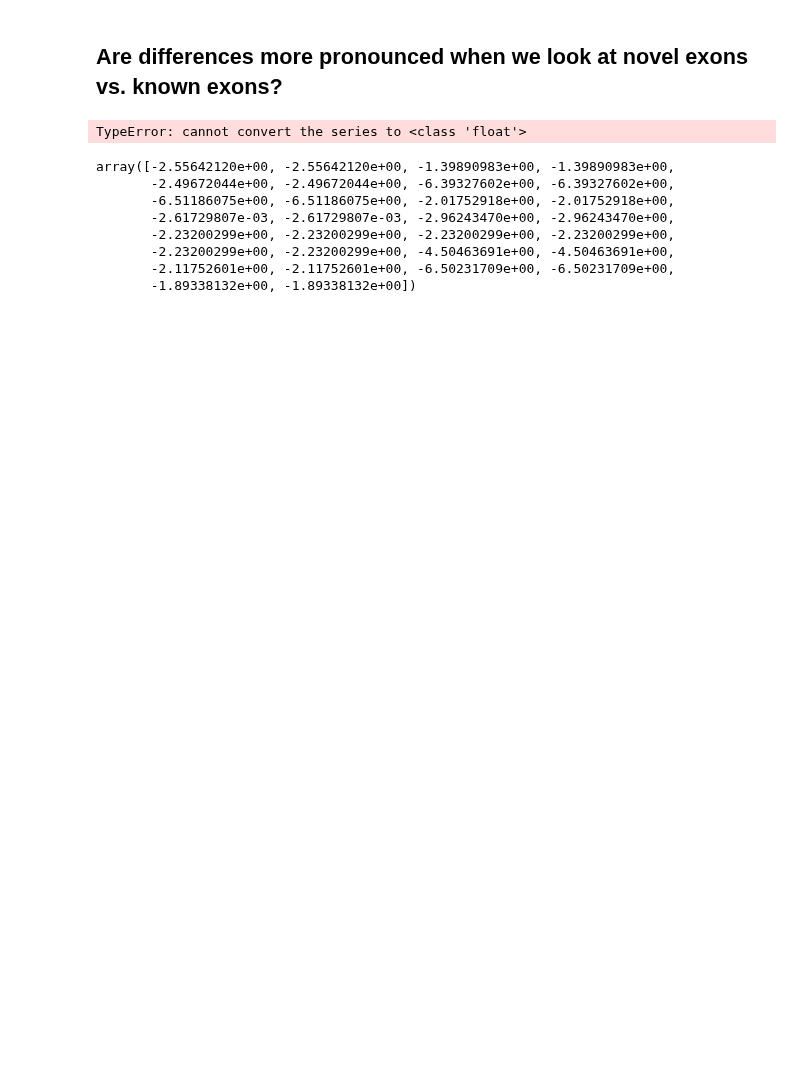
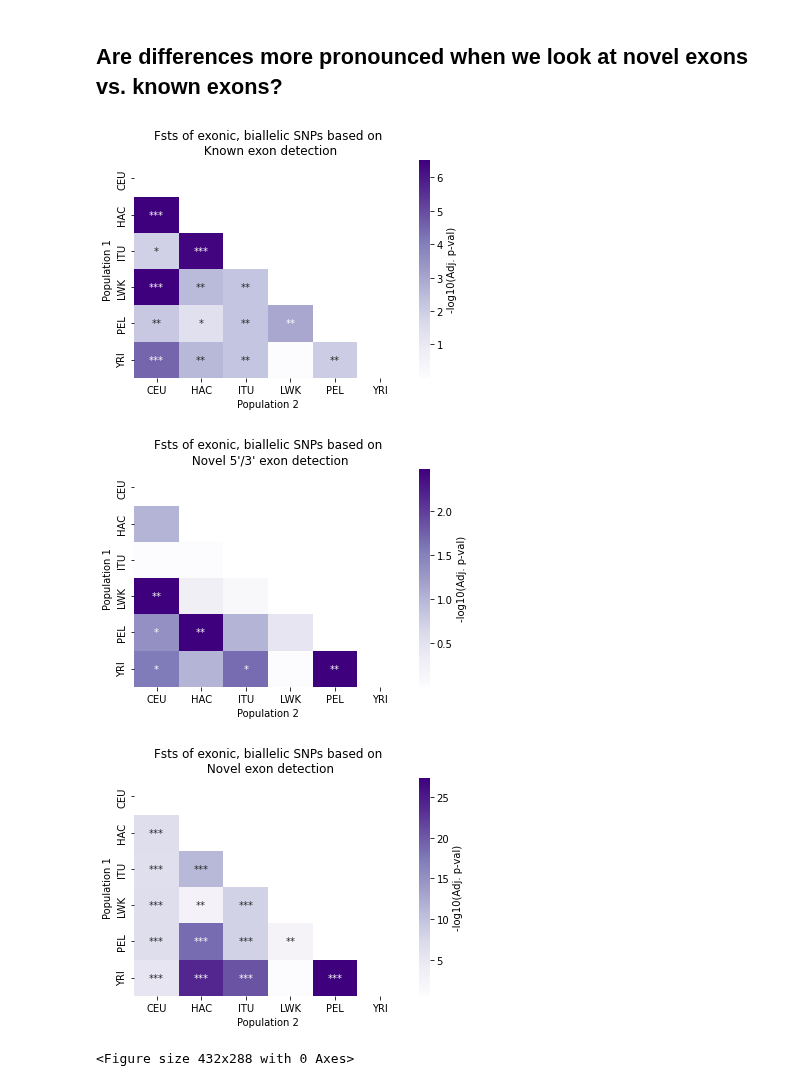
Before and after one commit to fairliereese/240903_pt, a Jupyter notebook: analysis/pop_div_snp_level_fsts.ipynb, the cells around one changed output. Saved outputs shown, nothing was run; the diff lists cells and outputs as text; code cells hidden in the pictures; blank space fills up the shorter version.

```diff
--- a/analysis/pop_div_snp_level_fsts.ipynb
+++ b/analysis/pop_div_snp_level_fsts.ipynb
@@ -250,61 +250,53 @@ for nov in df.novelty.unique():
     stat_df.loc[stat_df.adj_pval <= 0.01, 'sig_annot'] = '**'
     stat_df.loc[stat_df.adj_pval <= 0.001, 'sig_annot'] = '***'
 
-    # plotting heatmap w/ test statistic
-    # pivot x2 to get a stat and annot df to plot
-    stat_df1 = stat_df.pivot(index='pop1', columns='pop2', values='stat')
-    annot_df = stat_df.pivot(index='pop1', columns='pop2', values='sig_annot')
+#     # plotting heatmap w/ test statistic
+#     # pivot x2 to get a stat and annot df to plot
+#     stat_df1 = stat_df.pivot(index='pop1', columns='pop2', values='stat')
+#     annot_df = stat_df.pivot(index='pop1', columns='pop2', values='sig_annot')
 
 
-    # apply upper mask to both
-    # Mask the upper triangle
-    mask = np.triu(stat_df1)
+#     # apply upper mask to both
+#     # Mask the upper triangle
+#     mask = np.triu(stat_df1)
 
-    ax = sns.heatmap(stat_df1, cmap='Purples',
-                annot=annot_df,
-                fmt='',
-                mask=mask,
-                cbar_kws={'label': 'Mann-Whitney U\ntest statistic'})
+#     ax = sns.heatmap(stat_df1, cmap='Purples',
+#                 annot=annot_df,
+#                 fmt='',
+#                 mask=mask,
+#                 cbar_kws={'label': 'Mann-Whitney U\ntest statistic'})
 
-    # labels need them
-    ax.set(xlabel='Population 2',
-           ylabel='Population 1',
-           title=f'Fsts of exonic, biallelic SNPs based on\n {nov} exon detection')
-    plt.show()
-    plt.clf()
+#     # labels need them
+#     ax.set(xlabel='Population 2',
+#            ylabel='Population 1',
+#            title=f'Fsts of exonic, biallelic SNPs based on\n {nov} exon detection')
+#     plt.show()
+#     plt.clf()
 
     # plotting heatmap w/ adj. pval
     # pivot x2 to get a stat and annot df to plot
     stat_df1 = stat_df.pivot(index='pop1', columns='pop2', values='-log10(adj_pval)')
     annot_df = stat_df.pivot(index='pop1', columns='pop2', values='sig_annot')
 
 
     # apply upper mask to both
     # Mask the upper triangle
     mask = np.triu(stat_df1)
 
     ax = sns.heatmap(stat_df1, cmap='Purples',
                 annot=annot_df,
                 fmt='',
                 mask=mask,
                 cbar_kws={'label': '-log10(Adj. p-val)'})
 
     # labels need them
     ax.set(xlabel='Population 2',
            ylabel='Population 1',
            title=f'Fsts of exonic, biallelic SNPs based on\n {nov} exon detection')
     plt.show()
     plt.clf()
 # %% [output]
+[figure, added]
+[figure, added]
+[figure, added]
-TypeError: cannot convert the series to <class 'float'>
+<Figure size 432x288 with 0 Axes>
-# %%
-np.log10(stat_df.adj_pval.tolist())
-# %% [output]
-array([-2.55642120e+00, -2.55642120e+00, -1.39890983e+00, -1.39890983e+00,
-       -2.49672044e+00, -2.49672044e+00, -6.39327602e+00, -6.39327602e+00,
-       -6.51186075e+00, -6.51186075e+00, -2.01752918e+00, -2.01752918e+00,
-       -2.61729807e-03, -2.61729807e-03, -2.96243470e+00, -2.96243470e+00,
-       -2.23200299e+00, -2.23200299e+00, -2.23200299e+00, -2.23200299e+00,
-       -2.23200299e+00, -2.23200299e+00, -4.50463691e+00, -4.50463691e+00,
-       -2.11752601e+00, -2.11752601e+00, -6.50231709e+00, -6.50231709e+00,
-       -1.89338132e+00, -1.89338132e+00])
```
Also changed, not shown: 1 other file.
